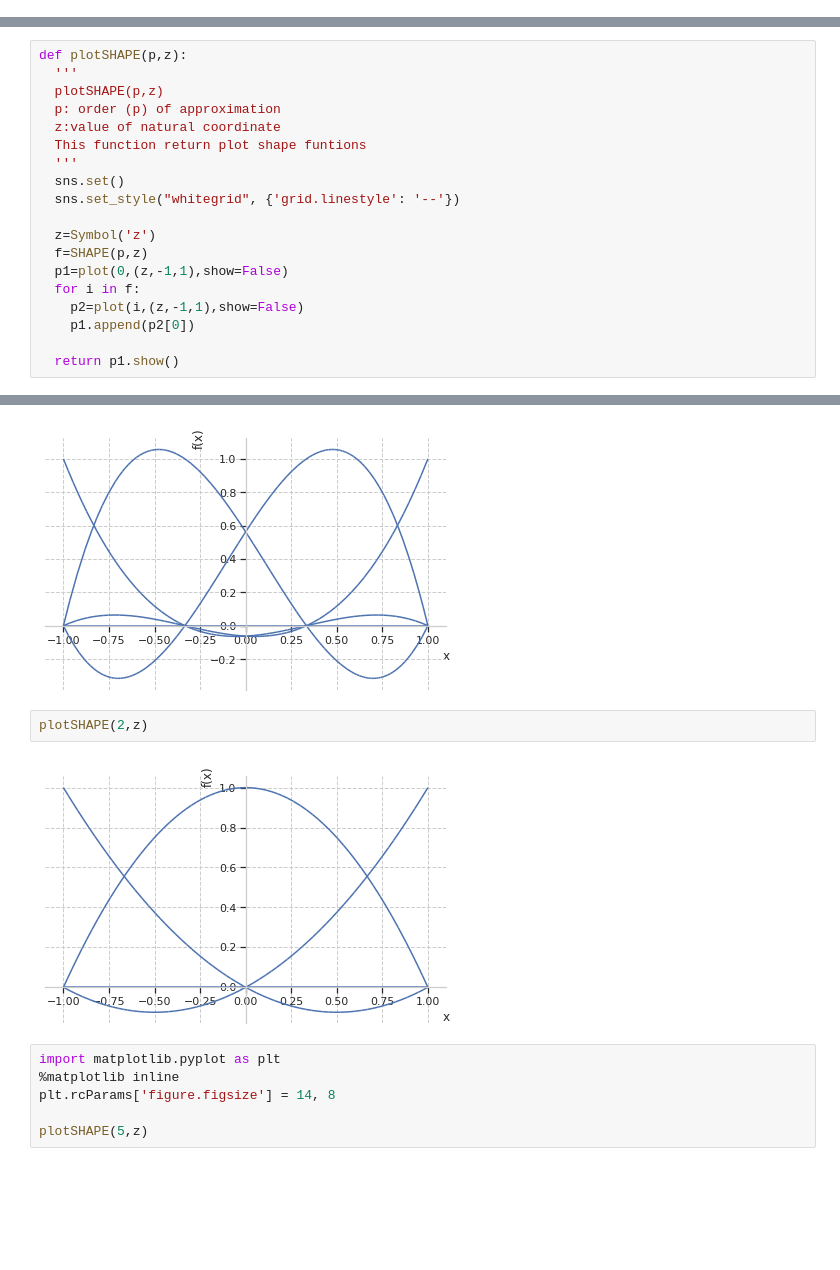
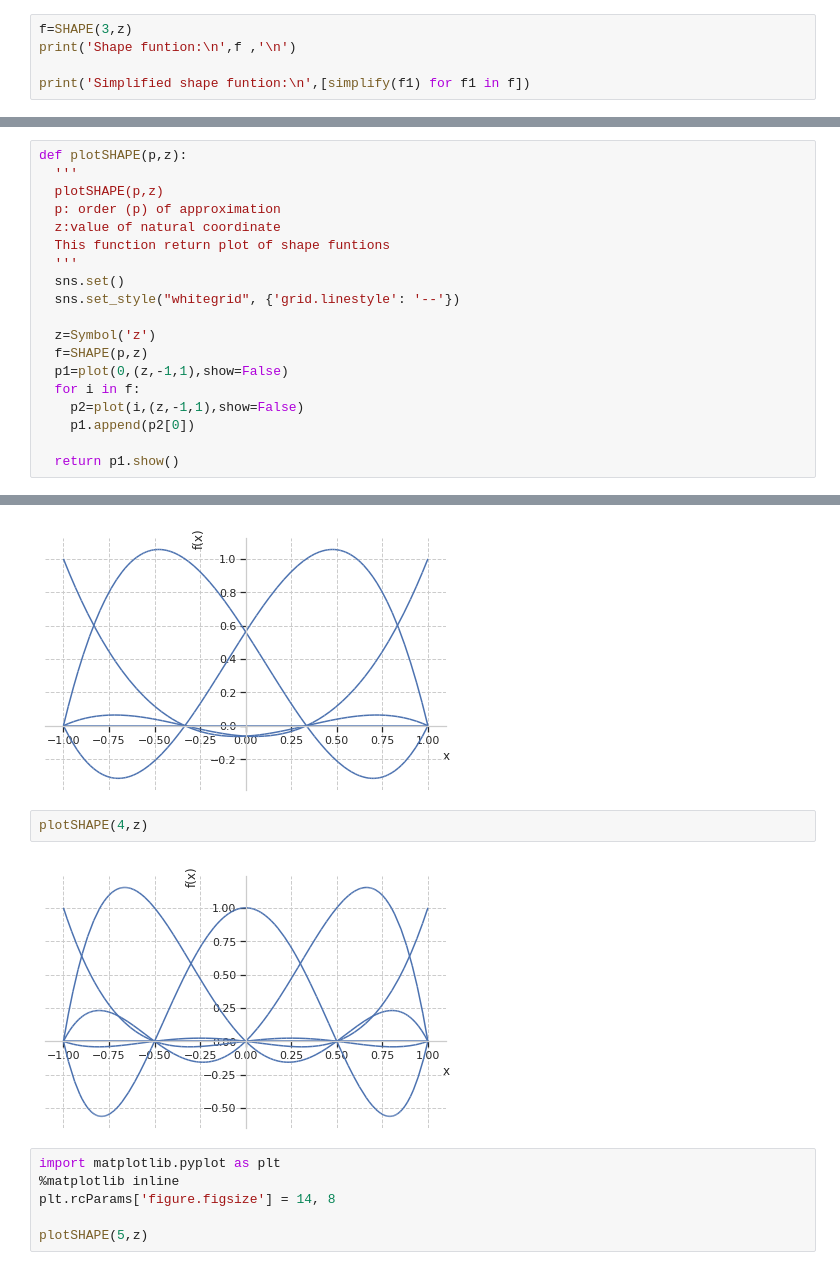
Before and after one commit to iampramodyadav/FEA, a Jupyter notebook: Shape_Function.ipynb, the cells around one changed output, grey strips where cells are left out. Drawn from its saved outputs; the diff is of its cells as text; blank space fills up the shorter version.

```diff
--- a/Shape_Function.ipynb
+++ b/Shape_Function.ipynb
@@ -66,0 +74,5 @@ f=SHAPE(2,z)
+# %%
+f=SHAPE(3,z)
+print('Shape funtion:\n',f ,'\n')
+
+print('Simplified shape funtion:\n',[simplify(f1) for f1 in f])
@@ -82,7 +104,7 @@ def plotSHAPE(p,z):
   plotSHAPE(p,z)
   p: order (p) of approximation
   z:value of natural coordinate
-  This function return plot shape funtions
+  This function return plot of shape funtions
   '''
   sns.set()
   sns.set_style("whitegrid", {'grid.linestyle': '--'})
@@ -100,9 +130,9 @@ plotSHAPE(3,z)
 # %% [output]
 [figure]
 # %%
-plotSHAPE(2,z)
+plotSHAPE(4,z)
 # %% [output]
-[figure, old version]
+[figure, new version]
 # %%
 import matplotlib.pyplot as plt
 %matplotlib inline
```
Also changed, not shown: parts of 11 cells of this notebook.
